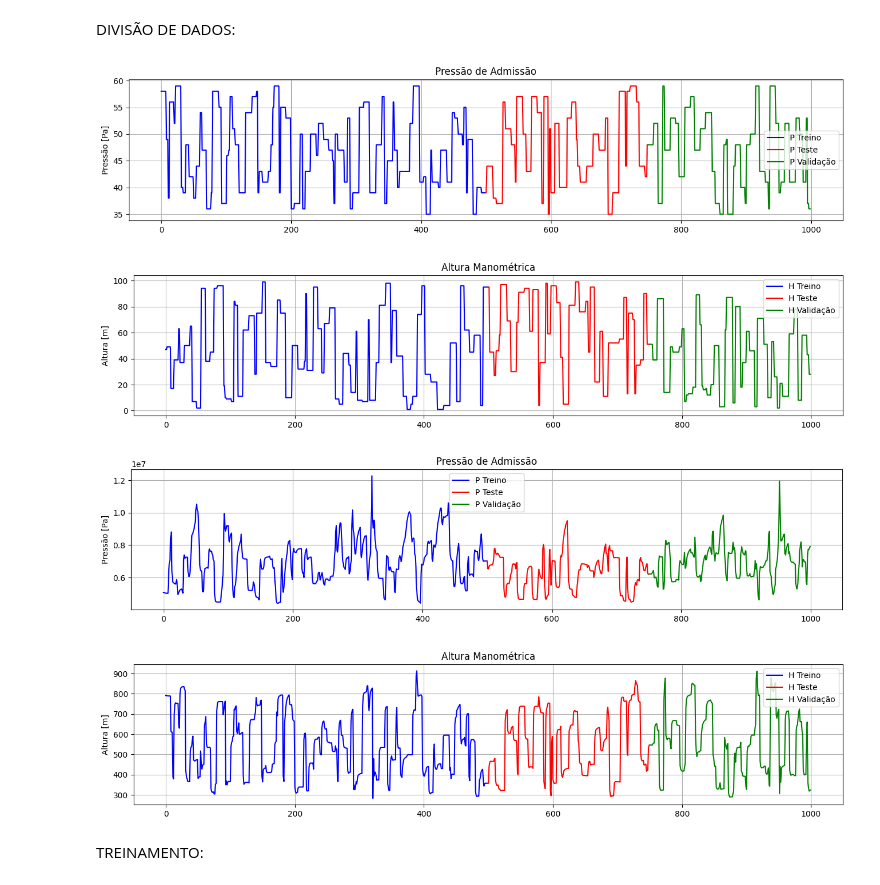
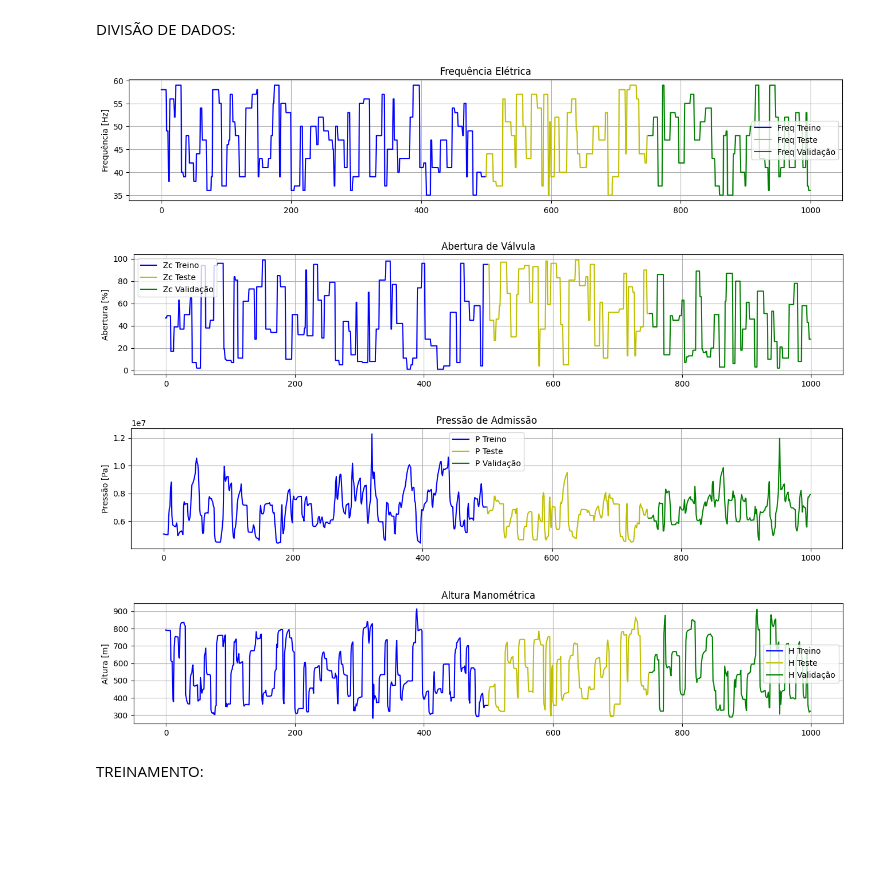
Before and after one commit to ChristianAllan/Echo-State-Network, a Jupyter notebook: ESN_Learning/BCS_ESN_1.ipynb, the cells around one changed output. Saved outputs shown, nothing was run; the diff lists cells and outputs as text; code cells hidden in the pictures; blank space fills up the shorter version.

```diff
--- a/ESN_Learning/BCS_ESN_1.ipynb
+++ b/ESN_Learning/BCS_ESN_1.ipynb
@@ -156,59 +139,59 @@ X_test, Y_test = x_aux[:250], y_aux[:250]
 # Validação
 X_valid, Y_valid = x_aux[250:], y_aux[250:]
 # %%
-t_500 = np.arange(0, 500, 1)
-t_750 = np.arange(500, 750, 1)
-t_1000= np.arange(750, 1000, 1)
+t_a = np.arange(0, t_final/2, 1)
+t_b = np.arange(t_final/2, 3*t_final/4, 1)
+t_c = np.arange(3*t_final/4, t_final, 1)
 
-plt.figure(figsize=(16,7))
+plt.figure(figsize=(16,6))
 plt.subplot(2, 1, 1)  # (n_linhas, n_colunas, índice)
-plt.plot(t_500, X_train[:,0], label="P Treino", color='b')
-plt.plot(t_750, X_test[:,0], label="P Teste", color='r')
-plt.plot(t_1000, X_valid[:,0], label="P Validação", color='g')
-plt.ylabel("Pressão [Pa]")
-plt.title("Pressão de Admissão")
+plt.plot(t_a, X_train[:,0], label="Freq Treino", color='b')
+plt.plot(t_b, X_test[:,0], label="Freq Teste", color='y')
+plt.plot(t_c, X_valid[:,0], label="Freq Validação", color='g')
+plt.ylabel("Frequência [Hz]")
+plt.title("Frequência Elétrica")
 plt.grid(True)
 plt.legend()
 plt.show()
 
-plt.figure(figsize=(16,7))
+plt.figure(figsize=(16,6))
 plt.subplot(2, 1, 2)  # (n_linhas, n_colunas, índice)
-plt.plot(t_500, X_train[:,1], label="H Treino", color='b')
-plt.plot(t_750, X_test[:,1], label="H Teste", color='r')
-plt.plot(t_1000, X_valid[:,1], label="H Validação", color='g')
-plt.ylabel("Altura [m]")
-plt.title("Altura Manométrica")
+plt.plot(t_a, X_train[:,1], label="Zc Treino", color='b')
+plt.plot(t_b, X_test[:,1], label="Zc Teste", color='y')
+plt.plot(t_c, X_valid[:,1], label="Zc Validação", color='g')
+plt.ylabel("Abertura [%]")
+plt.title("Abertura de Válvula")
 plt.grid(True)
 plt.legend()
 plt.show()
 # %% [output]
-[figure, old version]
+[figure, new version]
-[figure, old version]
+[figure, new version]
 # %%
-plt.figure(figsize=(16,7))
+plt.figure(figsize=(16,6))
 plt.subplot(2, 1, 1)  # (n_linhas, n_colunas, índice)
-plt.plot(t_500, Y_train[:,0], label="P Treino", color='b')
-plt.plot(t_750, Y_test[:,0], label="P Teste", color='r')
-plt.plot(t_1000, Y_valid[:,0], label="P Validação", color='g')
+plt.plot(t_a, Y_train[:,0], label="P Treino", color='b')
+plt.plot(t_b, Y_test[:,0], label="P Teste", color='y')
+plt.plot(t_c, Y_valid[:,0], label="P Validação", color='g')
 plt.ylabel("Pressão [Pa]")
 plt.title("Pressão de Admissão")
 plt.grid(True)
 plt.legend()
 plt.show()
 
-plt.figure(figsize=(16,7))
+plt.figure(figsize=(16,6))
 plt.subplot(2, 1, 2)  # (n_linhas, n_colunas, índice)
-plt.plot(t_500, Y_train[:,1], label="H Treino", color='b')
-plt.plot(t_750, Y_test[:,1], label="H Teste", color='r')
-plt.plot(t_1000, Y_valid[:,1], label="H Validação", color='g')
+plt.plot(t_a, Y_train[:,1], label="H Treino", color='b')
+plt.plot(t_b, Y_test[:,1], label="H Teste", color='y')
+plt.plot(t_c, Y_valid[:,1], label="H Validação", color='g')
 plt.ylabel("Altura [m]")
 plt.title("Altura Manométrica")
 plt.grid(True)
 plt.legend()
 plt.show()
 # %% [output]
-[figure, old version]
+[figure, new version]
-[figure, old version]
+[figure, new version]
 # %% [markdown]
 TREINAMENTO:
 # %%
```
Also changed, not shown: parts of 7 cells of this notebook, 1 other file.
